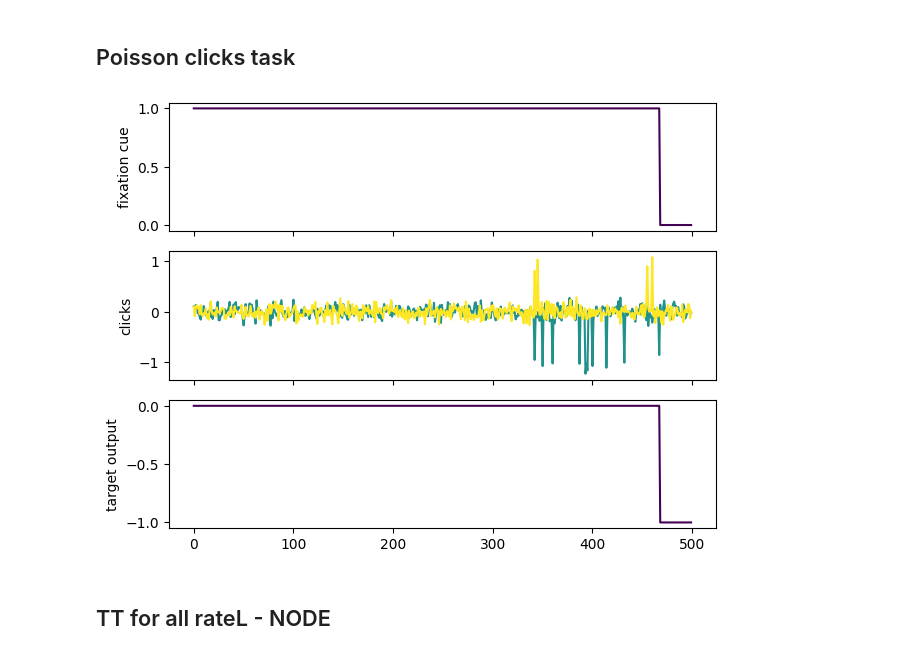
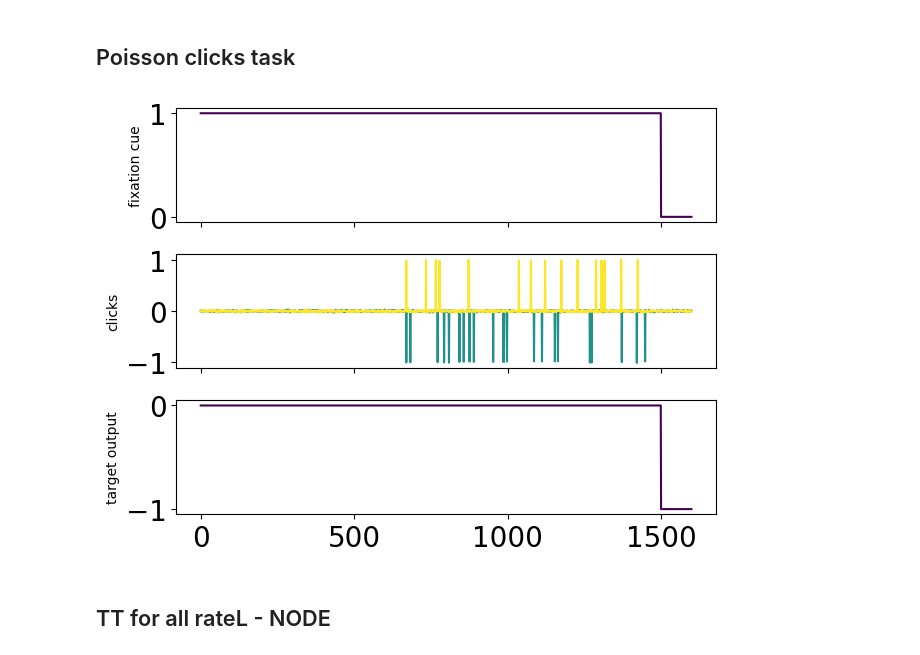
Before and after one commit to alejandradu/ComputationThruDynamicsBenchmark, a Jupyter notebook: examples/notebooks/PC_TT_analysis.ipynb, the cells around one changed output. Saved outputs shown, nothing was run; the diff lists cells and outputs as text; code cells hidden in the pictures.

```diff
--- a/examples/notebooks/PC_TT_analysis.ipynb
+++ b/examples/notebooks/PC_TT_analysis.ipynb
@@ -399,13 +382,11 @@ verify.plot_flow_field(latents_range = [[-3,5],[-4,1]], num_points = 20, inputs
 # %%
 ## Pclicks task - just like Luo et al 2023
 from ctd.task_modeling.task_env.task_env import PClicks
 
-pc = PClicks(n_timesteps= 500, noise= 0.1, rateL=30)  # Hz
+pc = PClicks(n_timesteps= 2000, noise= 0.01, rateL=30, delta_t=0.001, allRates=True)  # Hz
 
 pc.render()
-
-pc_loss_func = pc.loss_func
 # %% [output]
-[figure, old version]
+[figure, new version]
 # %% [markdown]
 ## TT for all rateL - NODE
```
Also changed, not shown: parts of 6 cells of this notebook, 30 other files.
